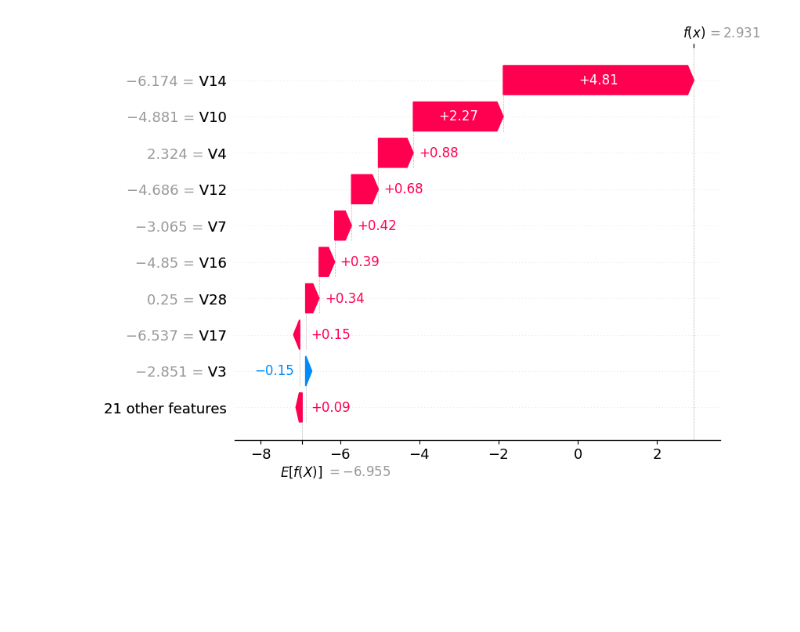
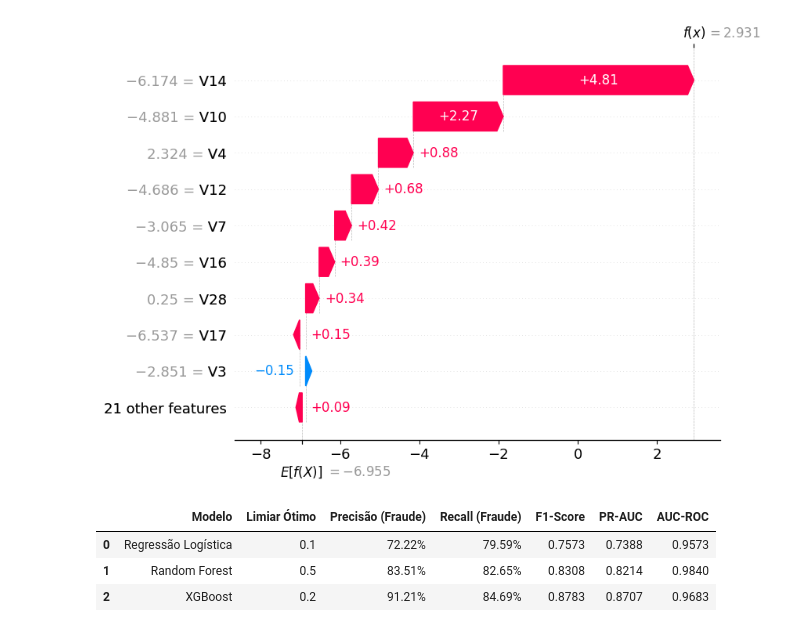
Before and after one commit to echer/dio-challenge-python-anomaly-detection-fraud, a Jupyter notebook: fraud-detection.ipynb, the cells around one changed output. Drawn from its saved outputs; the diff is of its cells as text; code cells hidden in the pictures; blank space fills up the shorter version.

```diff
--- a/fraud-detection.ipynb
+++ b/fraud-detection.ipynb
@@ -270,3 +270,20 @@ shap_values_fraude = explainer(transacao_fraude)
 shap.plots.waterfall(shap_values_fraude[0])
 # %% [output]
 [figure]
+# %%
+dados_comparativos = {
+    "Modelo": ["Regressão Logística", "Random Forest", "XGBoost"],
+    "Limiar Ótimo": [0.10, 0.50, 0.20],
+    "Precisão (Fraude)": ["72.22%", "83.51%", "91.21%"],
+    "Recall (Fraude)": ["79.59%", "82.65%", "84.69%"],
+    "F1-Score": [0.7573, 0.8308, 0.8783],
+    "PR-AUC": [0.7388, 0.8214, 0.8707],
+    "AUC-ROC": [0.9573, 0.9840, 0.9683]
+}
+df_comparativo = pd.DataFrame(dados_comparativos)
+df_comparativo
+# %% [output]
+|  | Modelo | Limiar Ótimo | Precisão (Fraude) | Recall (Fraude) | F1-Score | PR-AUC | AUC-ROC |
+| 0 | Regressão Logística | 0.1 | 72.22% | 79.59% | 0.7573 | 0.7388 | 0.9573 |
+| 1 | Random Forest | 0.5 | 83.51% | 82.65% | 0.8308 | 0.8214 | 0.9840 |
+| 2 | XGBoost | 0.2 | 91.21% | 84.69% | 0.8783 | 0.8707 | 0.9683 |
```
Also changed, not shown: parts of 5 cells of this notebook.
